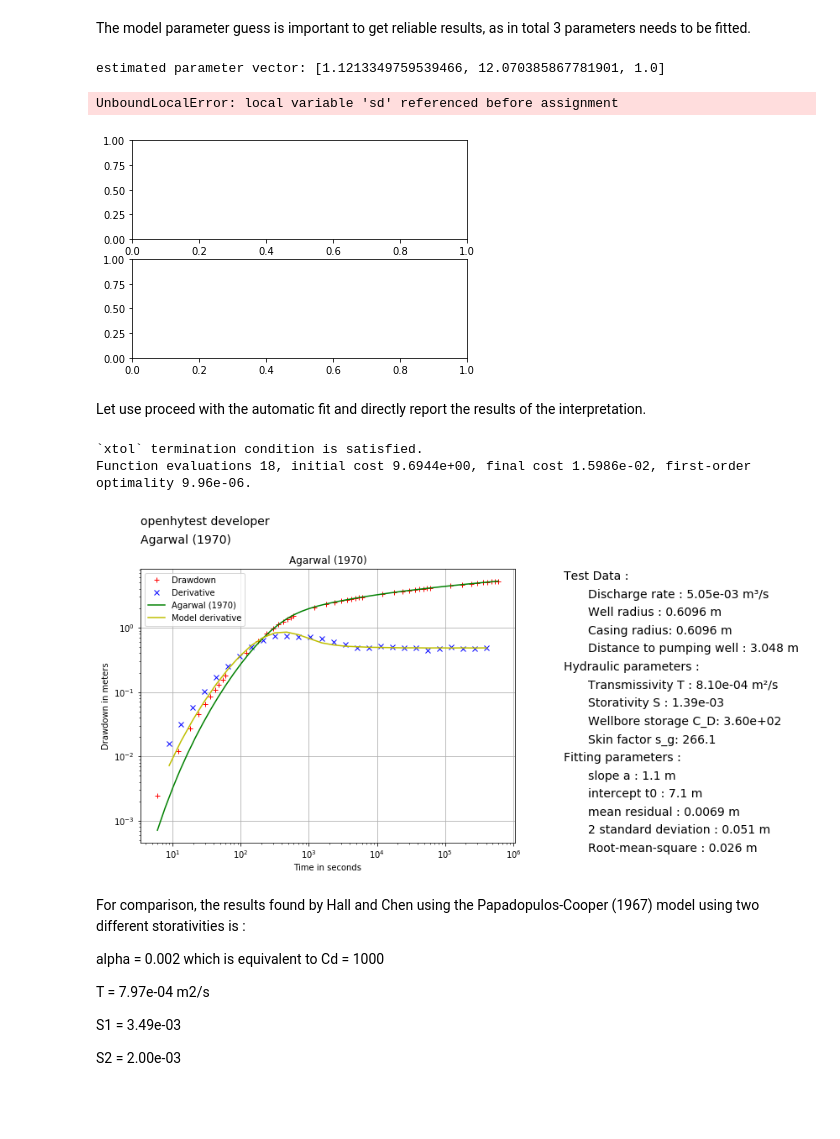
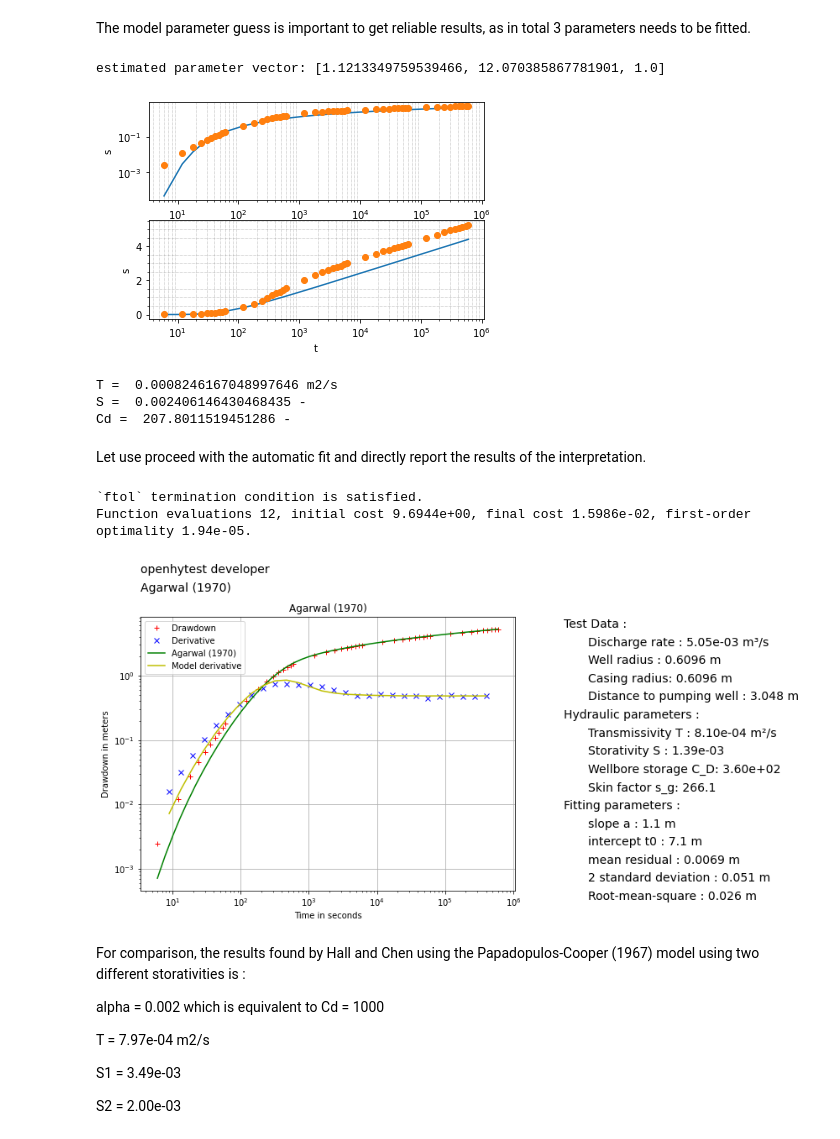
Before and after one commit to UniNE-CHYN/openhytest, a Jupyter notebook: notebooks/Demo_Agarwal.ipynb, the cells around one changed output. Saved outputs shown, nothing was run; the diff lists cells and outputs as text; code cells hidden in the pictures; blank space fills up the shorter version.

```diff
--- a/notebooks/Demo_Agarwal.ipynb
+++ b/notebooks/Demo_Agarwal.ipynb
@@ -52,19 +52,24 @@ The model parameter guess is important to get reliable results, as in total 3 pa
 model = ht.Agarwal(Q=5.0464e-3, r=3.048, rc=0.6096, rw=0.6096, df=data)
 p0 = model.guess_params()
 print("estimated parameter vector:",p0)
-model.trial()
 # %% [output]
 estimated parameter vector: [1.1213349759539466, 12.070385867781901, 1.0]
-UnboundLocalError: local variable 'sd' referenced before assignment
-[figure, removed]
+# %%
+model.inversion_option='dehoog'
+model.trial()
+# %% [output]
+[figure, added]
+T =  0.0008246167048997646 m2/s
+S =  0.002406146430468435 -
+Cd =  207.8011519451286 -
 # %% [markdown]
 Let use proceed with the automatic fit and directly report the results of the interpretation.
 # %%
 model.inversion_option='dehoog'
 model.rpt(fitmethod='trf')
 # %% [output]
-`xtol` termination condition is satisfied.
-Function evaluations 18, initial cost 9.6944e+00, final cost 1.5986e-02, first-order optimality 9.96e-06.
+`ftol` termination condition is satisfied.
+Function evaluations 12, initial cost 9.6944e+00, final cost 1.5986e-02, first-order optimality 1.94e-05.
 [figure]
 # %% [markdown]
 For comparison, the results found by Hall and Chen using the Papadopulos-Cooper (1967) model using two different storativities is :
```
Also changed, not shown: parts of 1 cell of this notebook, 8 other files.
